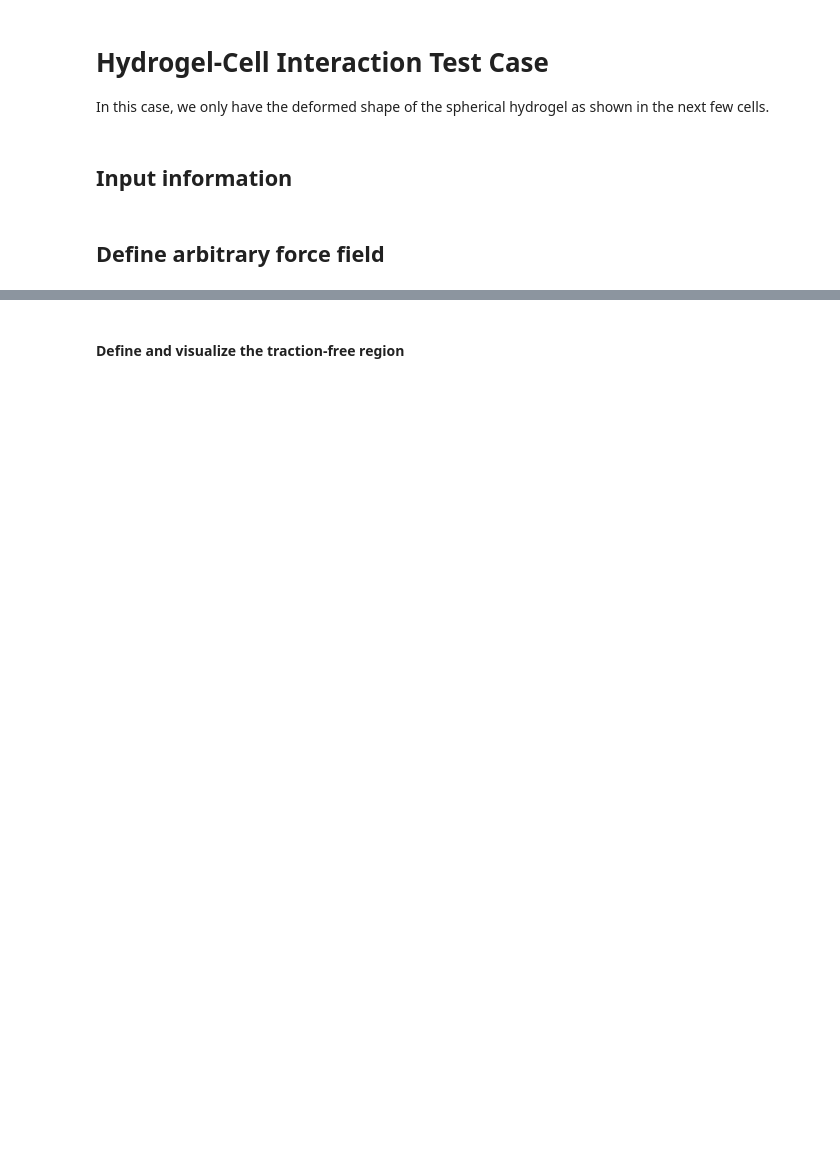
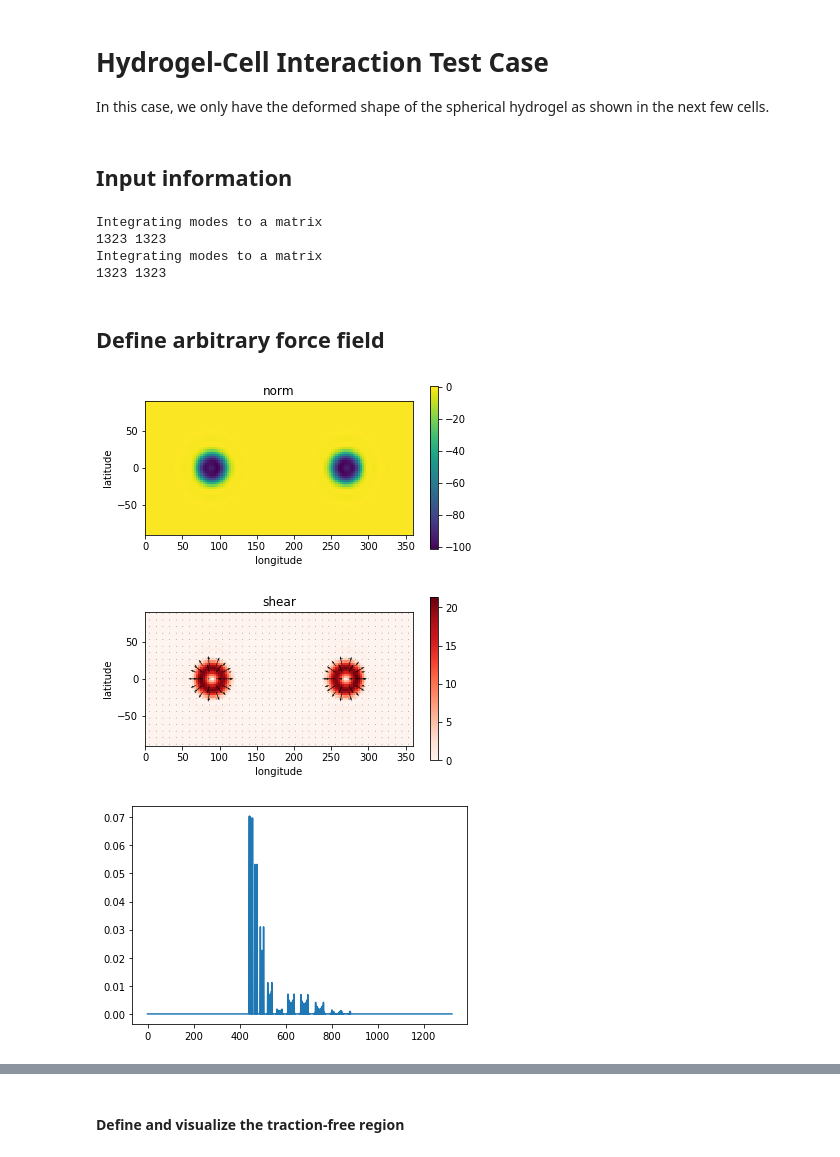
Before and after one commit to yfwang09/ShElastic, a Jupyter notebook: notebook/Case06-Noise-surface-shift cleaned up version.ipynb, the cells around one changed output, grey strips where cells are left out. Saved outputs shown, nothing was run; the diff lists cells and outputs as text; code cells hidden in the pictures; blank space fills up the shorter version.

```diff
--- a/notebook/Case06-Noise-surface-shift cleaned up version.ipynb
+++ b/notebook/Case06-Noise-surface-shift cleaned up version.ipynb
@@ -44,7 +44,7 @@ r0 = 5;           # microns
 
 # Arbitrary force field (opposite forces)
 pF = 1            # force magnitude (Pa)
-Tf_err = 0.01     # Threshold below which considered traction-free, unit in mu (100Pa)
+noise_level = 0.01# noise std (um)
 
 # Spherical Harmonics Analysis Settings
 lJmax = 20; lKmax = lJmax; lmax_plot = 60;
@@ -57,11 +57,11 @@ myalpha = 1     # traction magnitude
 mybeta  = 10  # coefficient magnitude
 
 # program switches
-plot_figure = False
+plot_figure = True
 myord = 1; # myord: p-norm order (1-mean value)
 
 # minimization settings
-N_period = 5
+N_period = 100
 maxiter_per_period = 5
 CG_gtol = 1e-5
 
@@ -81,45 +81,46 @@ Dmat = generate_submat(loadmat(os.path.join(coeff_dir, 'Umodes.mat')),
                        mu, nu, lKmax, lJmax, shtype=shtype, verbose=True).tocsc()
 Cmat = generate_submat(loadmat(os.path.join(coeff_dir, 'Tmodes.mat')),
                        mu, nu, lKmax, lJmax, shtype=shtype, verbose=True).tocsc()
+# %% [output]
+Integrating modes to a matrix
+1323 1323
+Integrating modes to a matrix
+1323 1323
 # %% [markdown]
 ## Define arbitrary force field
 # %%
-# Shape of the initial guess U1avec0: Xt = X0 + u1a
-latsdeg, lonsdeg = pyshtools.expand.GLQGridCoord(lJmax)
-lon = np.deg2rad(lonsdeg)
-colat = np.deg2rad(90-latsdeg)
-PHI, THETA = np.meshgrid(lon, colat)
-R = np.ones_like(PHI)*r0
-X,Y,Z = SphCoord_to_CartCoord(R, THETA, PHI)
-X0 = np.stack([X,Y,Z], axis=-1)
-N = X0/r0
+N = GLQCartCoord(lJmax); X0 = N*r0;
 
 # Select contact region
 pLeft = np.array([0, -r0, 0]); pRight = np.array([0, r0, 0]);
 rcut = r0/3; mag = 4; dilation = 2;
 distLeft = rcut - np.linalg.norm(X0 - pLeft.reshape(1, 1, 3), axis=-1)
 distRight= rcut - np.linalg.norm(X0 - pRight.reshape(1, 1, 3),axis=-1)
 regionLeft = 1/(1 + np.exp(-distLeft*mag))
 regionRight = 1/(1 + np.exp(-distRight*mag))
 
 # Add opposing forces on both sides
 T_usr_mesh_init = np.zeros_like(X0, dtype=np.complex)
 F_mesh = np.zeros_like(X0, dtype=np.complex)
 F_mesh[..., 1] = (pF+0j)*regionLeft - (pF+0j)*regionRight
 T_usr_mesh_init = F_mesh
 
 # decompose the force field into spherical harmonics
 T_usr_vec = SHmesh2Vec(T_usr_mesh_init)
 if plot_figure:
     fig, axs = visSHVec(T_usr_vec*mu0, lmax_plot=lmax_plot, SphCoord=True, Complex=True,
                        config_quiver=(2, 3, 'k', 500), lonshift=180, figsize=(6,3))#, n_vrange=(-10,0))
 
     fig, ax = plt.subplots(1, 1)
     ax.plot(np.abs(T_usr_vec))
     plt.show()
 
 T_usr_mesh = SHVec2mesh(T_usr_vec, lmax=lJmax, SphCoord=False, Complex=True)
 T_usr_mesh_sph = SHVec2mesh(T_usr_vec, lmax=lJmax, SphCoord=True, Complex=True)
+# %% [output]
+[figure, added]
+[figure, added]
+[figure, added]
 # %%
 Uvec = Tvec2Uvec(T_usr_vec, Cmat, Dmat)
 
```
Also changed, not shown: parts of 20 cells of this notebook, 4 other files.
